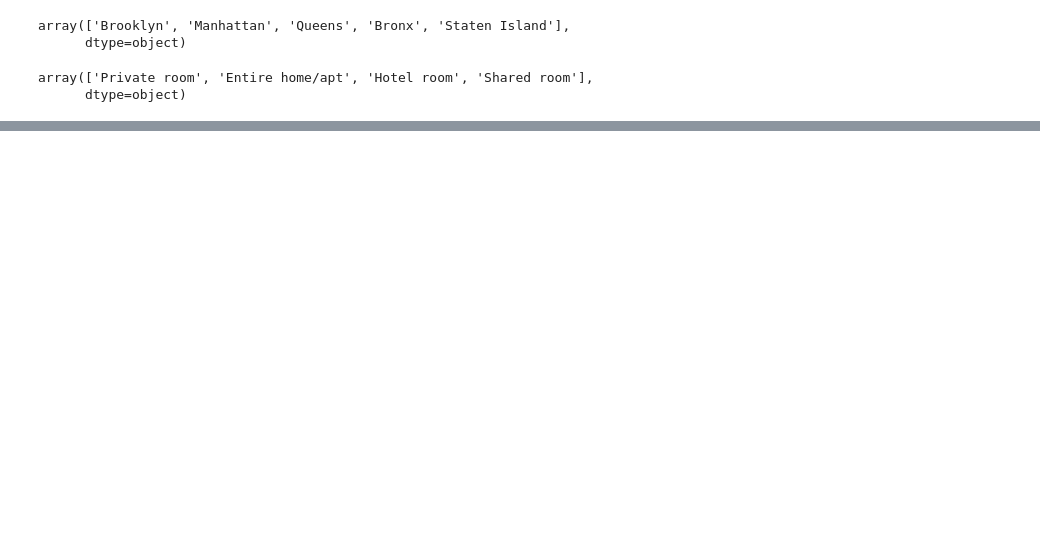
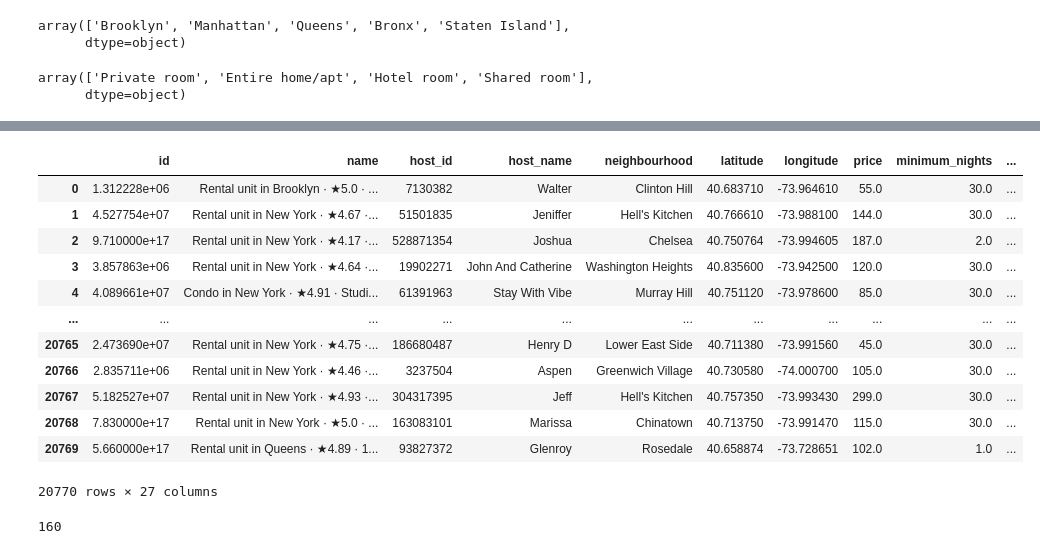
Before and after one commit to JesildaB/NEWYORK_AIRBNB_EDA-_FEATURE_ENGINEERING, a Jupyter notebook: USECASE_2_NEW.ipynb, the cells around one changed output, grey strips where cells are left out. Cells and saved outputs as stored; diff of their text form; code cells hidden in the pictures; blank space fills up the shorter version.

```diff
--- a/USECASE 2.ipynb
+++ b/USECASE_2_NEW.ipynb
@@ -634,0 +535,30 @@ data_encoded
+# %%
+from sklearn.preprocessing import OneHotEncoder
+
+categorical_cols = ['neighbourhood_group', 'room_type']
+
+encoder = OneHotEncoder(drop='first', sparse_output=False)
+
+encoded_df = encoder.fit_transform(df[categorical_cols])
+
+new_encoded_df = pd.DataFrame(encoded_df, columns=encoder.get_feature_names_out(categorical_cols))
+
+data_encoded = df.drop(columns=categorical_cols)
+
+new_encoded_bnb_data= pd.concat([data_encoded, new_encoded_df], axis=1)
+# %%
+new_encoded_bnb_data
+# %% [output]
+|  | id | name | host_id | host_name | neighbourhood | latitude | longitude | price | minimum_nights | ... |
+| 0 | 1.312228e+06 | Rental unit in Brooklyn · ★5.0 · ... | 7130382 | Walter | Clinton Hill | 40.683710 | -73.964610 | 55.0 | 30.0 | ... |
+| 1 | 4.527754e+07 | Rental unit in New York · ★4.67 ·... | 51501835 | Jeniffer | Hell's Kitchen | 40.766610 | -73.988100 | 144.0 | 30.0 | ... |
+| 2 | 9.710000e+17 | Rental unit in New York · ★4.17 ·... | 528871354 | Joshua | Chelsea | 40.750764 | -73.994605 | 187.0 | 2.0 | ... |
+| 3 | 3.857863e+06 | Rental unit in New York · ★4.64 ·... | 19902271 | John And Catherine | Washington Heights | 40.835600 | -73.942500 | 120.0 | 30.0 | ... |
+| 4 | 4.089661e+07 | Condo in New York · ★4.91 · Studi... | 61391963 | Stay With Vibe | Murray Hill | 40.751120 | -73.978600 | 85.0 | 30.0 | ... |
+| ... | ... | ... | ... | ... | ... | ... | ... | ... | ... | ... |
+| 20765 | 2.473690e+07 | Rental unit in New York · ★4.75 ·... | 186680487 | Henry D | Lower East Side | 40.711380 | -73.991560 | 45.0 | 30.0 | ... |
+| 20766 | 2.835711e+06 | Rental unit in New York · ★4.46 ·... | 3237504 | Aspen | Greenwich Village | 40.730580 | -74.000700 | 105.0 | 30.0 | ... |
+| 20767 | 5.182527e+07 | Rental unit in New York · ★4.93 ·... | 304317395 | Jeff | Hell's Kitchen | 40.757350 | -73.993430 | 299.0 | 30.0 | ... |
+| 20768 | 7.830000e+17 | Rental unit in New York · ★5.0 · ... | 163083101 | Marissa | Chinatown | 40.713750 | -73.991470 | 115.0 | 30.0 | ... |
+| 20769 | 5.660000e+17 | Rental unit in Queens · ★4.89 · 1... | 93827372 | Glenroy | Rosedale | 40.658874 | -73.728651 | 102.0 | 1.0 | ... |
+20770 rows × 27 columns
@@ -634,0 +589,4 @@ data_encoded
+# %%
+new_encoded_bnb_data.rating.nunique()
+# %% [output]
+160
```
Also changed, not shown: parts of 140 cells of this notebook.
